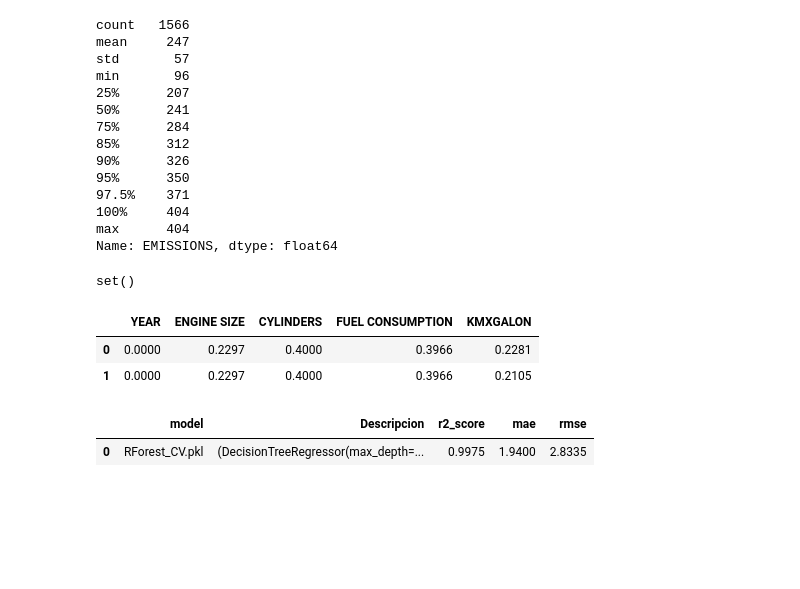
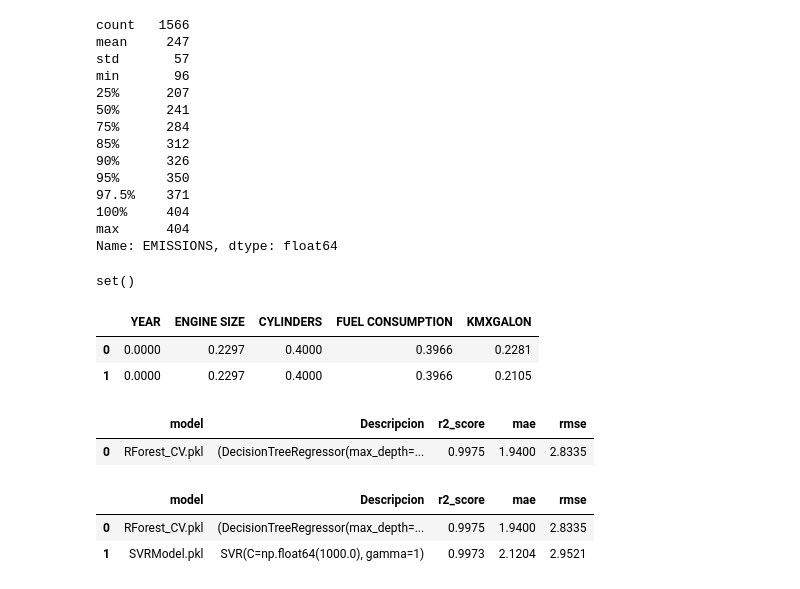
Before and after one commit to juanpbetancurc/Entregable-aprendizaje-automatico, a Jupyter notebook: evaluacionModelos.ipynb, the cells around one changed output. Cells and saved outputs as stored; diff of their text form; code cells hidden in the pictures; blank space fills up the shorter version.

```diff
--- a/evaluacionModelos.ipynb
+++ b/evaluacionModelos.ipynb
@@ -524,3 +524,49 @@ dr.sort_values(by='r2_score', ascending=False)
 # %% [output]
 |  | model | Descripcion | r2_score | mae | rmse |
 | 0 | RForest_CV.pkl | (DecisionTreeRegressor(max_depth=... | 0.9975 | 1.9400 | 2.8335 |
+# %%
+# Inicializa una lista vacía para almacenar los modelos cargados.
+modelos_cargados = []
+
+# Crea un DataFrame vacío para almacenar resultados y métricas de los modelos.
+dr = pd.DataFrame()
+
+# Itera sobre los archivos en la ruta especificada (ruta_modelos).
+for archivo_modelo in os.listdir(ruta_modelos):
+    # Verifica si el archivo es un modelo con extensión '.pkl' (archivos serializados con joblib).
+    if archivo_modelo.endswith('.pkl') and archivo_modelo != 'LinealRegression.pkl':
+        # Construye la ruta completa al archivo del modelo.
+        ruta_completa = os.path.join(ruta_modelos, archivo_modelo)
+
+        # Carga el modelo utilizando joblib. Esto devuelve el modelo previamente entrenado.
+        modelo_cargado = joblib.load(ruta_completa)
+
+        # Recupera las características utilizadas durante el entrenamiento del modelo.
+        # Esto asegura que las predicciones usen el mismo conjunto de características en el mismo orden.
+        entrenamiento_features = modelo_cargado.feature_names_in_
+
+        # Filtra y reordena las características del conjunto de datos `Xp` según las del modelo cargado.
+        Xp = Xp[entrenamiento_features]
+
+        # Realiza predicciones utilizando el modelo cargado con los datos filtrados y reordenados.
+        y_pred = modelo_cargado.predict(Xp)
+
+
+        # Crea un diccionario con información sobre el modelo y métricas de rendimiento.
+        nuevoModelo = {
+            'model': archivo_modelo,                                 # Nombre del archivo del modelo.
+            'Descripcion': modelo_cargado,                           # Modelo cargado (objeto).
+            'r2_score': metrics.r2_score(yp, y_pred),                # Coeficiente de determinación R².
+            'mae': metrics.mean_absolute_error(yp, y_pred),          # Error absoluto medio (MAE).
+            'rmse': np.sqrt(metrics.mean_squared_error(yp, y_pred))  # Raíz del error cuadrático medio (RMSE).
+        }
+
+        # Agrega la información del modelo y sus métricas al DataFrame.
+        dr = pd.concat([dr, pd.DataFrame([nuevoModelo])], ignore_index=True)
+
+# Devuelve el DataFrame con los modelos y métricas procesados.
+dr.sort_values(by='r2_score', ascending=False)
+# %% [output]
+|  | model | Descripcion | r2_score | mae | rmse |
+| 0 | RForest_CV.pkl | (DecisionTreeRegressor(max_depth=... | 0.9975 | 1.9400 | 2.8335 |
+| 1 | SVRModel.pkl | SVR(C=np.float64(1000.0), gamma=1) | 0.9973 | 2.1204 | 2.9521 |
```
Also changed, not shown: parts of 1 cell of this notebook, 1 other file.
